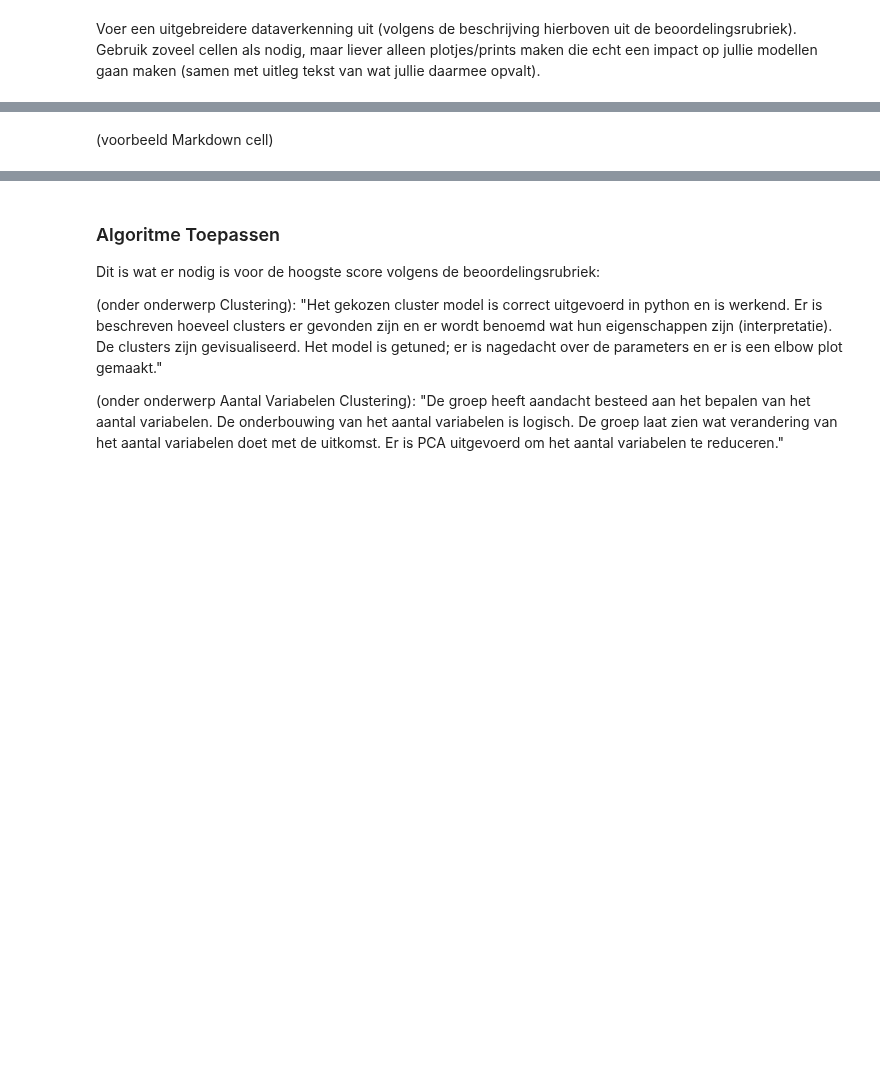
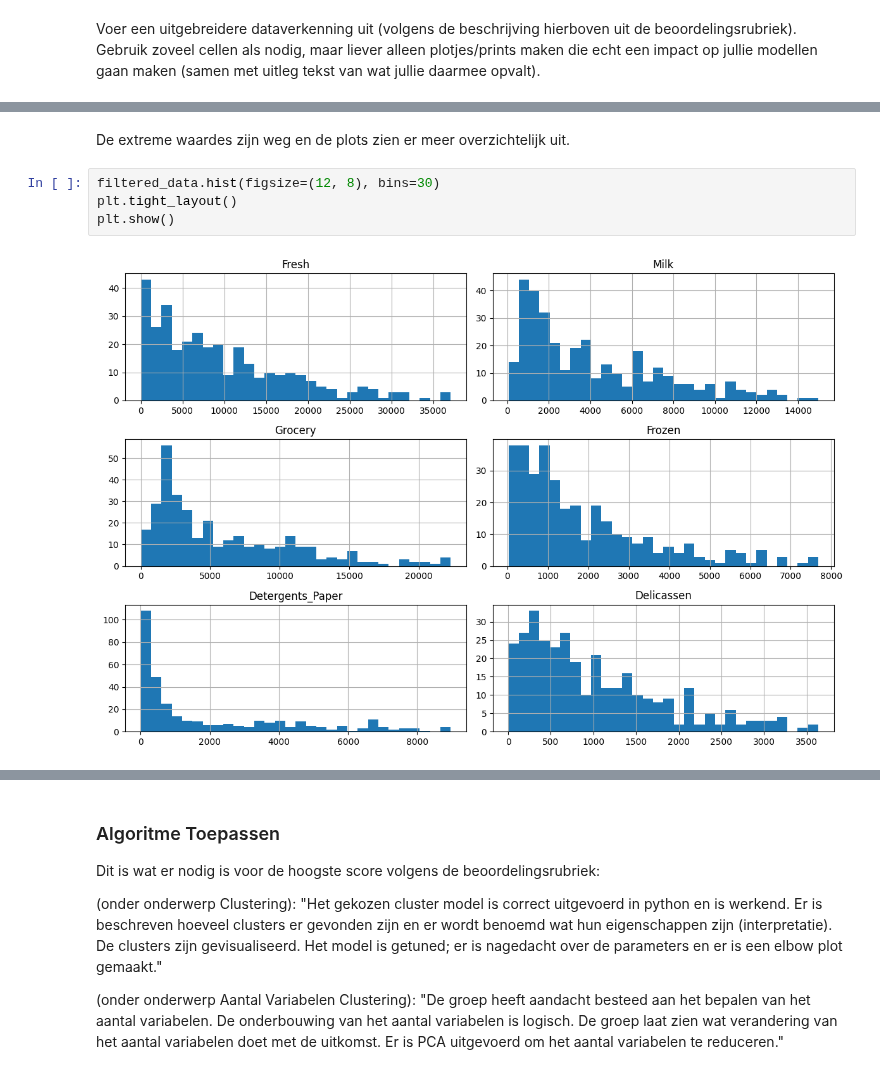
Before and after one commit to yanj27/Smart_Industry, a Jupyter notebook: Data Mining/Opdracht 3/Data Mining - Opdracht 3 (Clustering).ipynb, the cells around one changed output, grey strips where cells are left out. Saved outputs shown, nothing was run; the diff lists cells and outputs as text; blank space fills up the shorter version.

```diff
--- a/Data Mining/Opdracht 3/Data Mining - Opdracht 3 (Clustering).ipynb
+++ b/Data Mining/Opdracht 3/Data Mining - Opdracht 3 (Clustering).ipynb
@@ -200,2 +312,8 @@ Voer een uitgebreidere dataverkenning uit (volgens de beschrijving hierboven uit
 # %% [markdown]
-(voorbeeld Markdown cell)
+De extreme waardes zijn weg en de plots zien er meer overzichtelijk uit.
+# %%
+filtered_data.hist(figsize=(12, 8), bins=30)
+plt.tight_layout()
+plt.show()
+# %% [output]
+[figure, added]
```
Also changed, not shown: parts of 13 cells of this notebook.
